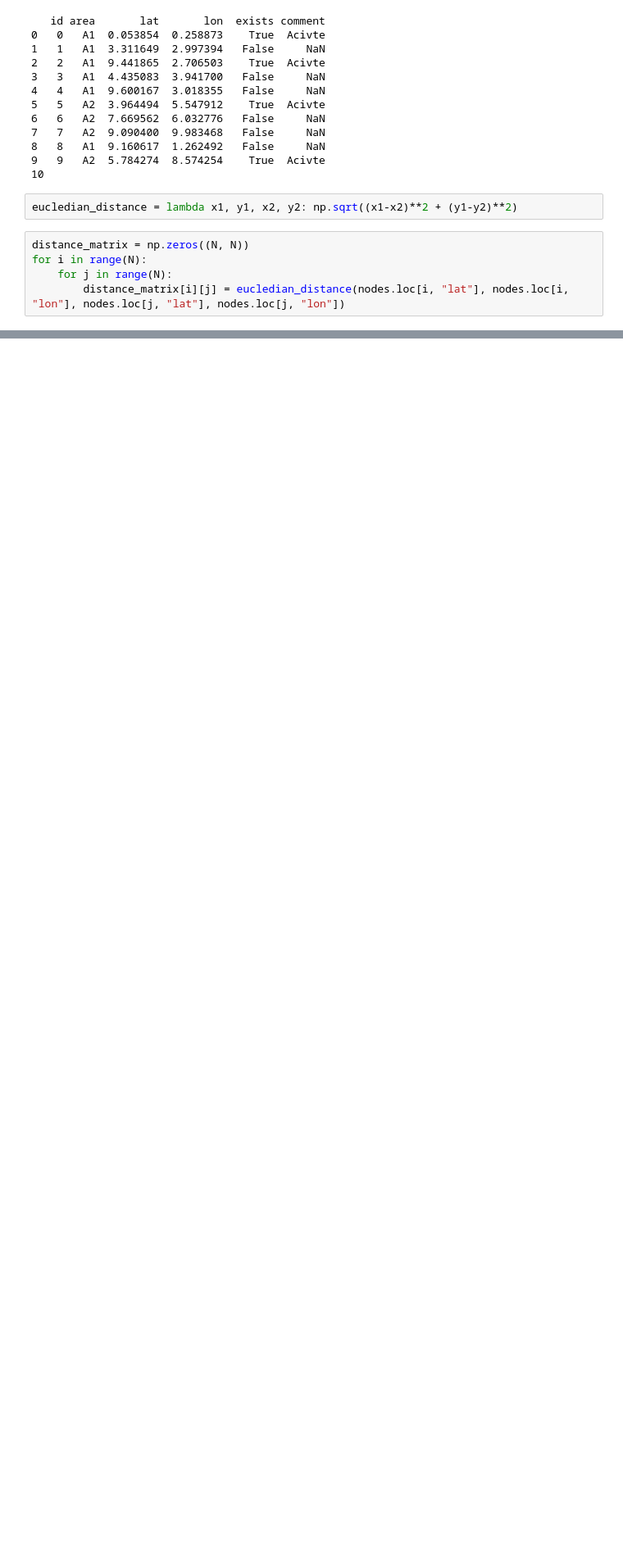
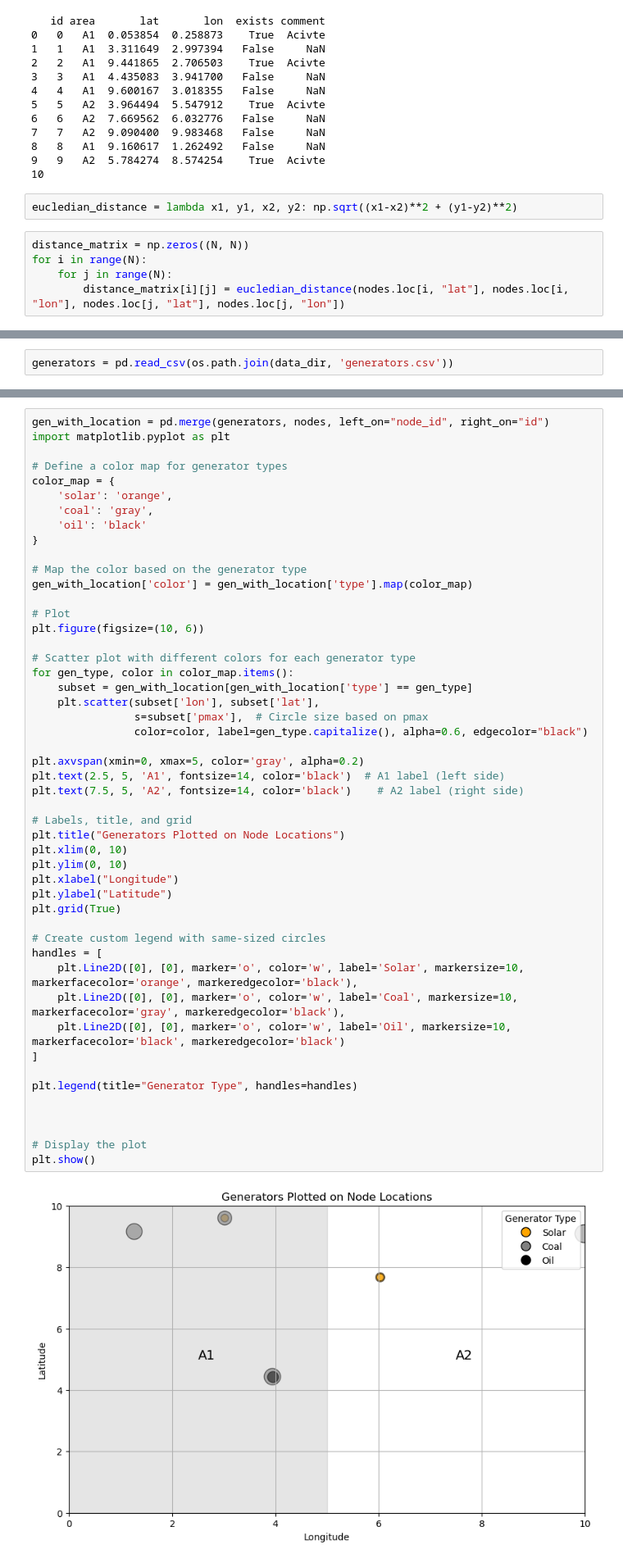
Before and after one commit to TinusAlsos/specialization_project, a Jupyter notebook: market_clearing_quick/discovery.ipynb, the cells around one changed output, grey strips where cells are left out. Shown: that part at 82% size. Saved outputs shown, nothing was run; the diff lists cells and outputs as text; blank space fills up the shorter version.

Commit message:
Continue generating data for base case. branches, generators, nodes, and demand made. Not yet implemented model and tested feasibility.

```diff
--- a/market_clearing_quick/discovery.ipynb
+++ b/market_clearing_quick/discovery.ipynb
@@ -47,3 +47,5 @@ plt.legend()
 plt.show()
 # %% [output]
 [figure]
+# %%
+generators = pd.read_csv(os.path.join(data_dir, 'generators.csv'))
@@ -49,0 +62,51 @@ plt.show()
+# %%
+gen_with_location = pd.merge(generators, nodes, left_on="node_id", right_on="id")
+import matplotlib.pyplot as plt
+
+# Define a color map for generator types
+color_map = {
+    'solar': 'orange',
+    'coal': 'gray',
+    'oil': 'black'
+}
+
+# Map the color based on the generator type
+gen_with_location['color'] = gen_with_location['type'].map(color_map)
+
+# Plot
+plt.figure(figsize=(10, 6))
+
+# Scatter plot with different colors for each generator type
+for gen_type, color in color_map.items():
+    subset = gen_with_location[gen_with_location['type'] == gen_type]
+    plt.scatter(subset['lon'], subset['lat'],
+                s=subset['pmax'],  # Circle size based on pmax
+                color=color, label=gen_type.capitalize(), alpha=0.6, edgecolor="black")
+
+plt.axvspan(xmin=0, xmax=5, color='gray', alpha=0.2)
+plt.text(2.5, 5, 'A1', fontsize=14, color='black')  # A1 label (left side)
+plt.text(7.5, 5, 'A2', fontsize=14, color='black')    # A2 label (right side)
+
+# Labels, title, and grid
+plt.title("Generators Plotted on Node Locations")
+plt.xlim(0, 10)
+plt.ylim(0, 10)
+plt.xlabel("Longitude")
+plt.ylabel("Latitude")
+plt.grid(True)
+
+# Create custom legend with same-sized circles
+handles = [
+    plt.Line2D([0], [0], marker='o', color='w', label='Solar', markersize=10, markerfacecolor='orange', markeredgecolor='black'),
+    plt.Line2D([0], [0], marker='o', color='w', label='Coal', markersize=10, markerfacecolor='gray', markeredgecolor='black'),
+    plt.Line2D([0], [0], marker='o', color='w', label='Oil', markersize=10, markerfacecolor='black', markeredgecolor='black')
+]
+
+plt.legend(title="Generator Type", handles=handles)
+
+
+
+# Display the plot
+plt.show()
+# %% [output]
+[figure, added]
```
Also changed, not shown: parts of 1 cell of this notebook, 6 other files.
